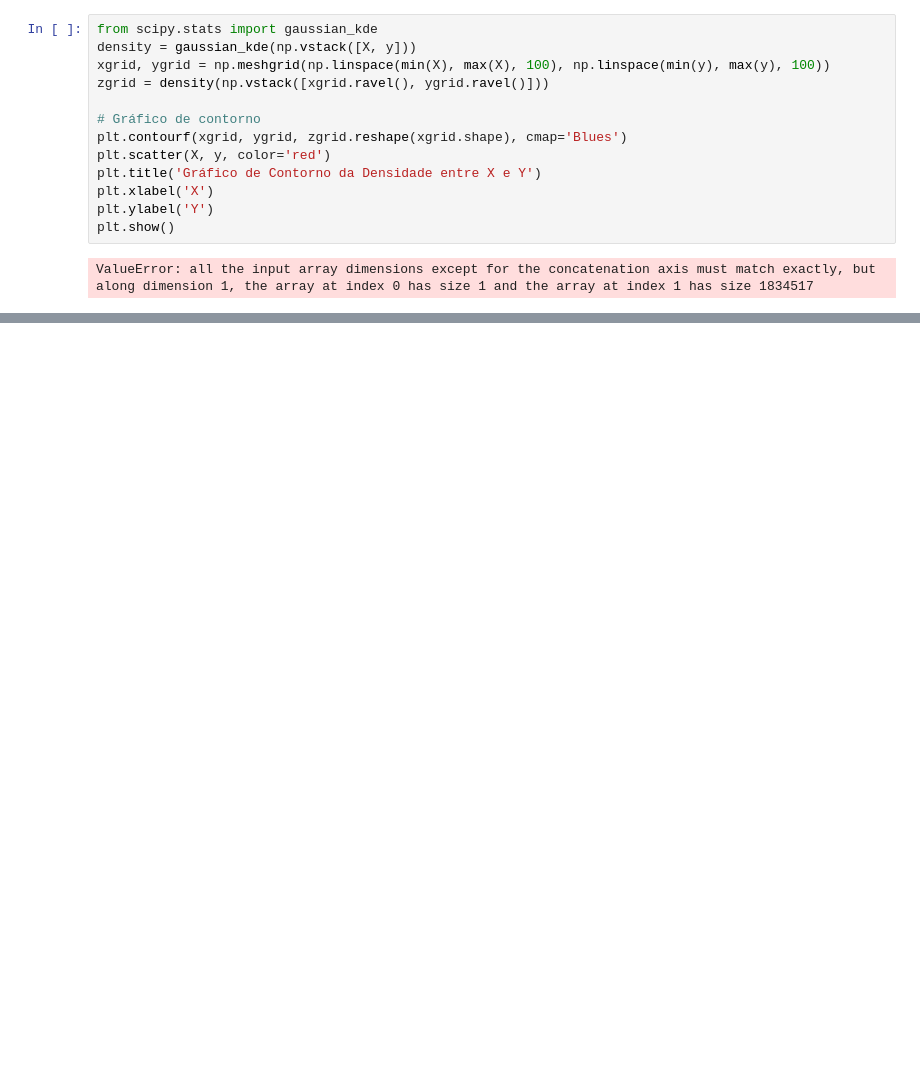
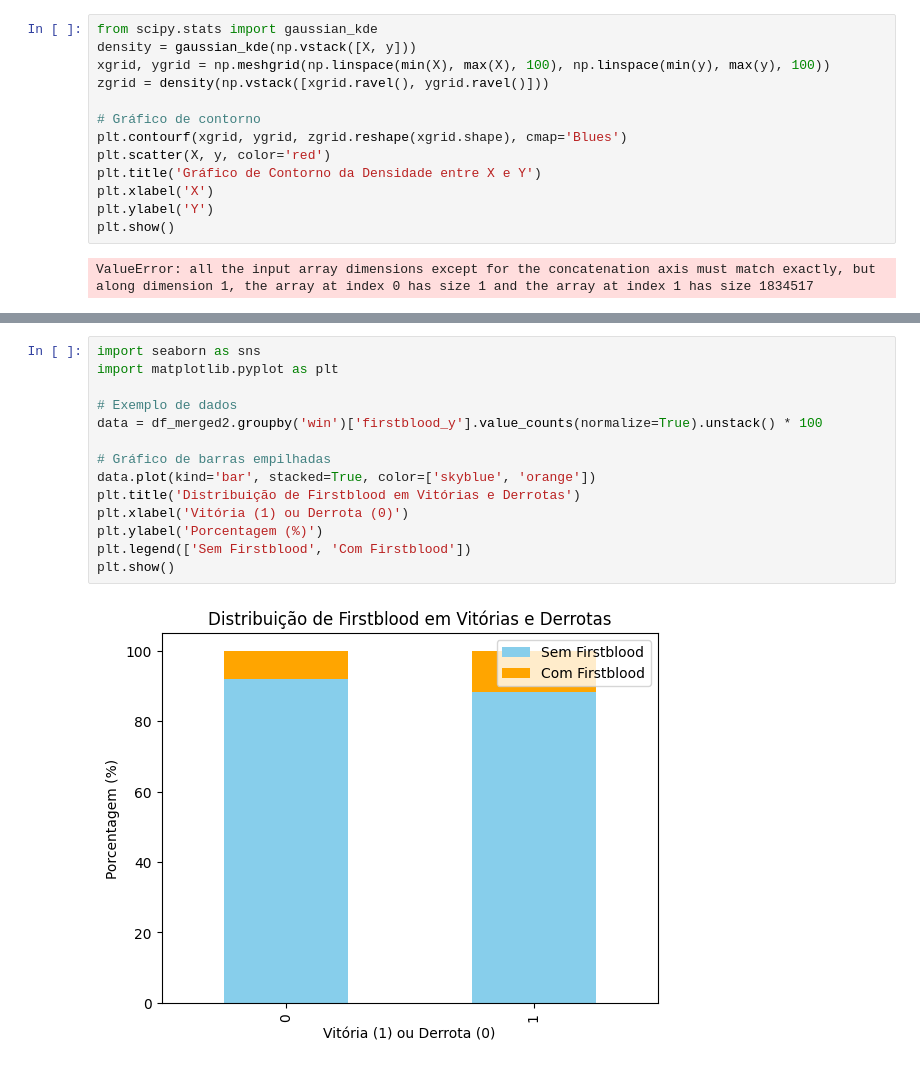
Before and after one commit to mateuszaparoli/TP_ICD, a Jupyter notebook: TP_ICD.ipynb, the cells around one changed output, grey strips where cells are left out. Cells and saved outputs as stored; diff of their text form; blank space fills up the shorter version.

```diff
--- a/TP_ICD.ipynb
+++ b/TP_ICD.ipynb
@@ -463,0 +474,16 @@ Correlação: 0.4648679515971799
+# %%
+import seaborn as sns
+import matplotlib.pyplot as plt
+
+# Exemplo de dados
+data = df_merged2.groupby('win')['firstblood_y'].value_counts(normalize=True).unstack() * 100
+
+# Gráfico de barras empilhadas
+data.plot(kind='bar', stacked=True, color=['skyblue', 'orange'])
+plt.title('Distribuição de Firstblood em Vitórias e Derrotas')
+plt.xlabel('Vitória (1) ou Derrota (0)')
+plt.ylabel('Porcentagem (%)')
+plt.legend(['Sem Firstblood', 'Com Firstblood'])
+plt.show()
+# %% [output]
+[figure, added]
```
Also changed, not shown: parts of 9 cells of this notebook, 4 other files.
